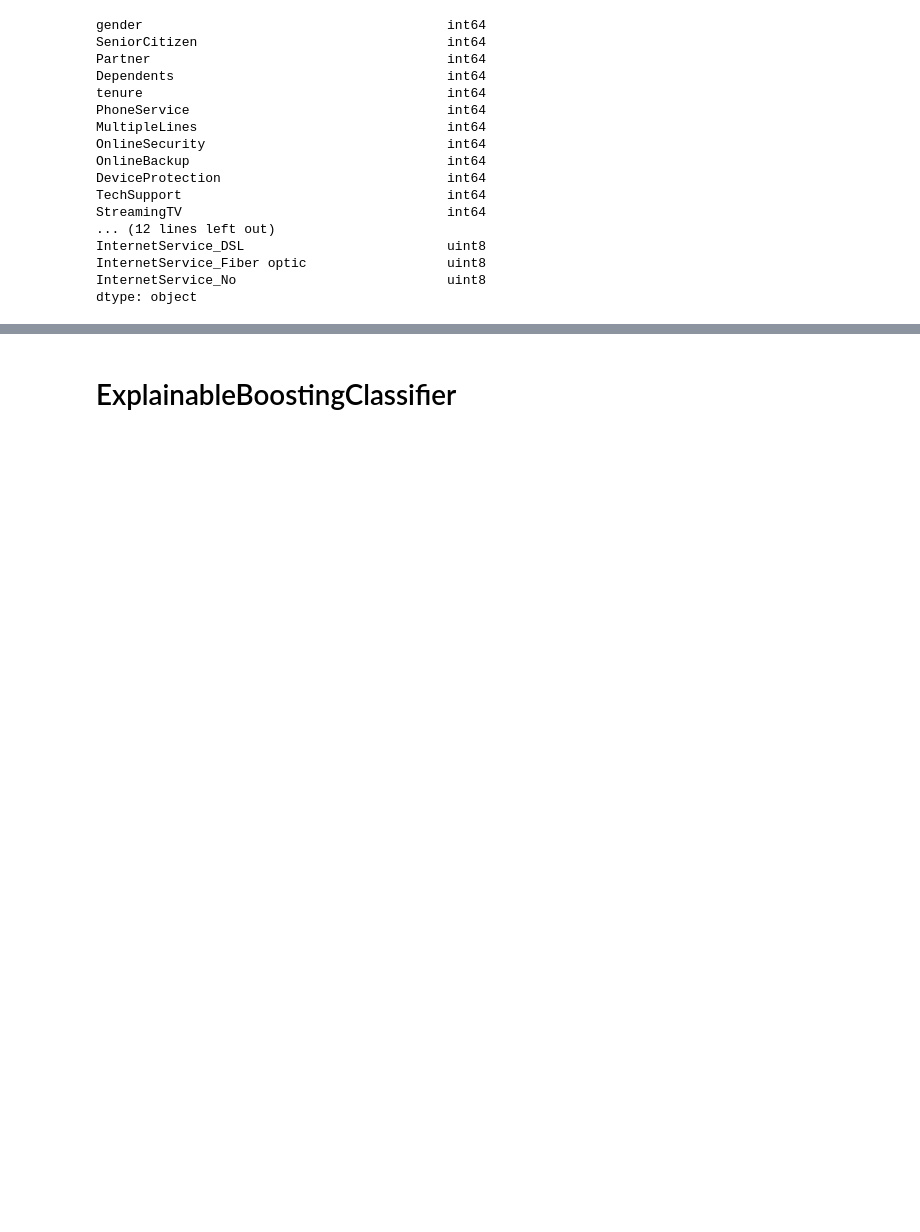
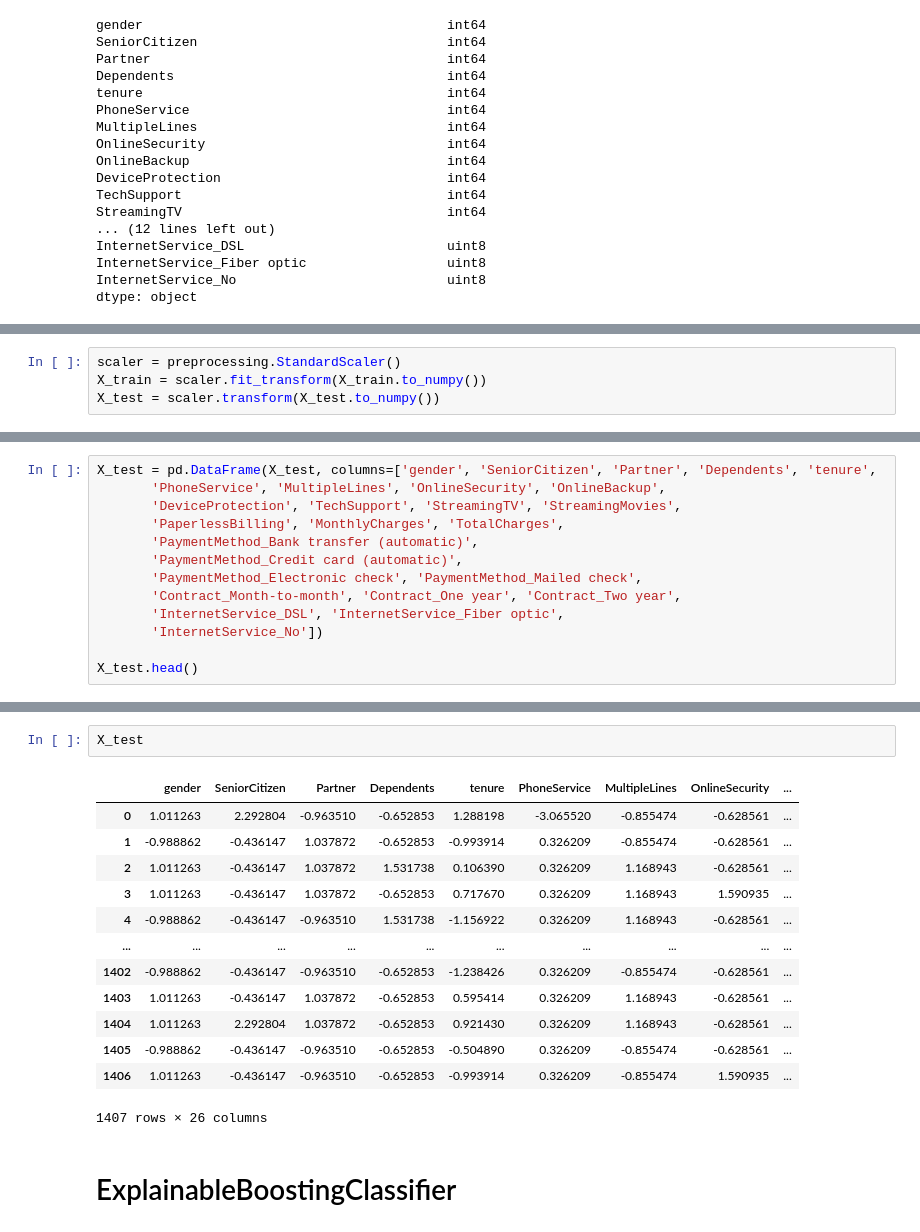
Before and after one commit to milicagaljak/TelcoCustomerChurn, a Jupyter notebook: datasetPreprocessing/Main.ipynb, the cells around one changed output, grey strips where cells are left out. Cells and saved outputs as stored; diff of their text form; blank space fills up the shorter version.

```diff
--- a/datasetPreprocessing/Main.ipynb
+++ b/datasetPreprocessing/Main.ipynb
@@ -393,0 +491,4 @@ X_train, X_test, y_train, y_test = train_test_split(X, y, test_size=0.20, random
+# %%
+scaler = preprocessing.StandardScaler()
+X_train = scaler.fit_transform(X_train.to_numpy())
+X_test = scaler.transform(X_test.to_numpy())
@@ -393,0 +518,13 @@ X_train, X_test, y_train, y_test = train_test_split(X, y, test_size=0.20, random
+# %%
+X_test = pd.DataFrame(X_test, columns=['gender', 'SeniorCitizen', 'Partner', 'Dependents', 'tenure',
+       'PhoneService', 'MultipleLines', 'OnlineSecurity', 'OnlineBackup',
+       'DeviceProtection', 'TechSupport', 'StreamingTV', 'StreamingMovies',
+       'PaperlessBilling', 'MonthlyCharges', 'TotalCharges',
+       'PaymentMethod_Bank transfer (automatic)',
+       'PaymentMethod_Credit card (automatic)',
+       'PaymentMethod_Electronic check', 'PaymentMethod_Mailed check',
+       'Contract_Month-to-month', 'Contract_One year', 'Contract_Two year',
+       'InternetService_DSL', 'InternetService_Fiber optic',
+       'InternetService_No'])
+
+X_test.head()
@@ -394,2 +549,18 @@ X_train, X_test, y_train, y_test = train_test_split(X, y, test_size=0.20, random
+# %%
+X_test
+# %% [output]
+|  | gender | SeniorCitizen | Partner | Dependents | tenure | PhoneService | MultipleLines | OnlineSecurity | ... |
+| 0 | 1.011263 | 2.292804 | -0.963510 | -0.652853 | 1.288198 | -3.065520 | -0.855474 | -0.628561 | ... |
+| 1 | -0.988862 | -0.436147 | 1.037872 | -0.652853 | -0.993914 | 0.326209 | -0.855474 | -0.628561 | ... |
+| 2 | 1.011263 | -0.436147 | 1.037872 | 1.531738 | 0.106390 | 0.326209 | 1.168943 | -0.628561 | ... |
+| 3 | 1.011263 | -0.436147 | 1.037872 | -0.652853 | 0.717670 | 0.326209 | 1.168943 | 1.590935 | ... |
+| 4 | -0.988862 | -0.436147 | -0.963510 | 1.531738 | -1.156922 | 0.326209 | 1.168943 | -0.628561 | ... |
+| ... | ... | ... | ... | ... | ... | ... | ... | ... | ... |
+| 1402 | -0.988862 | -0.436147 | -0.963510 | -0.652853 | -1.238426 | 0.326209 | -0.855474 | -0.628561 | ... |
+| 1403 | 1.011263 | -0.436147 | 1.037872 | -0.652853 | 0.595414 | 0.326209 | 1.168943 | -0.628561 | ... |
+| 1404 | 1.011263 | 2.292804 | 1.037872 | -0.652853 | 0.921430 | 0.326209 | 1.168943 | -0.628561 | ... |
+| 1405 | -0.988862 | -0.436147 | -0.963510 | -0.652853 | -0.504890 | 0.326209 | -0.855474 | -0.628561 | ... |
+| 1406 | 1.011263 | -0.436147 | -0.963510 | -0.652853 | -0.993914 | 0.326209 | -0.855474 | 1.590935 | ... |
+1407 rows × 26 columns
 # %% [markdown]
 # ExplainableBoostingClassifier
```
Also changed, not shown: parts of 48 cells of this notebook.
